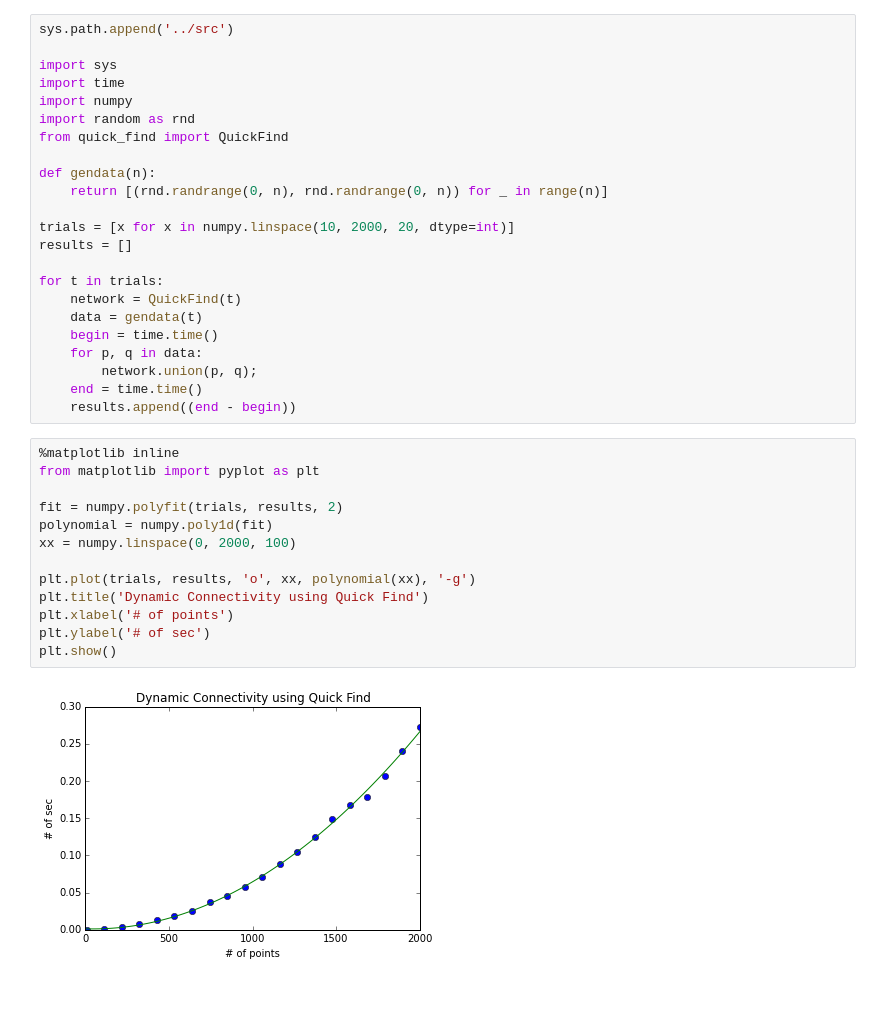
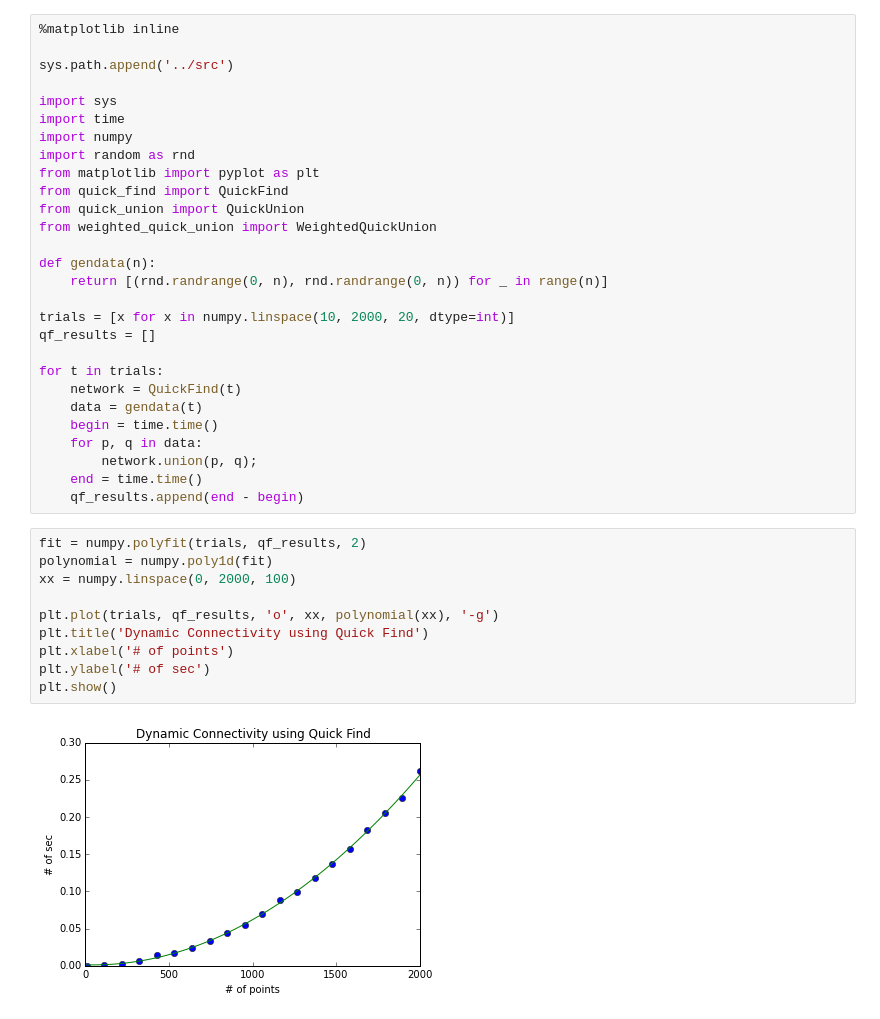
Before and after one commit to chyld/dynamic-connectivity, a Jupyter notebook: notebooks/QuickFind.ipynb, the cells around one changed output. Cells and saved outputs as stored; diff of their text form.

```diff
--- a/notebooks/QuickFind.ipynb
+++ b/notebooks/QuickFind.ipynb
@@ -1,17 +1,22 @@
 # %%
+%matplotlib inline
+
 sys.path.append('../src')
 
 import sys
 import time
 import numpy
 import random as rnd
+from matplotlib import pyplot as plt
 from quick_find import QuickFind
+from quick_union import QuickUnion
+from weighted_quick_union import WeightedQuickUnion
 
 def gendata(n):
     return [(rnd.randrange(0, n), rnd.randrange(0, n)) for _ in range(n)]
 
 trials = [x for x in numpy.linspace(10, 2000, 20, dtype=int)]
-results = []
+qf_results = []
 
 for t in trials:
     network = QuickFind(t)
@@ -20,19 +25,16 @@ for t in trials:
     for p, q in data:
         network.union(p, q);
     end = time.time()
-    results.append((end - begin))
+    qf_results.append(end - begin)
 # %%
-%matplotlib inline
-from matplotlib import pyplot as plt
-
-fit = numpy.polyfit(trials, results, 2)
+fit = numpy.polyfit(trials, qf_results, 2)
 polynomial = numpy.poly1d(fit)
 xx = numpy.linspace(0, 2000, 100)
 
-plt.plot(trials, results, 'o', xx, polynomial(xx), '-g')
+plt.plot(trials, qf_results, 'o', xx, polynomial(xx), '-g')
 plt.title('Dynamic Connectivity using Quick Find')
 plt.xlabel('# of points')
 plt.ylabel('# of sec')
 plt.show()
 # %% [output]
-[figure, old version]
+[figure, new version]
```
Also changed, not shown: parts of 5 cells of this notebook.
